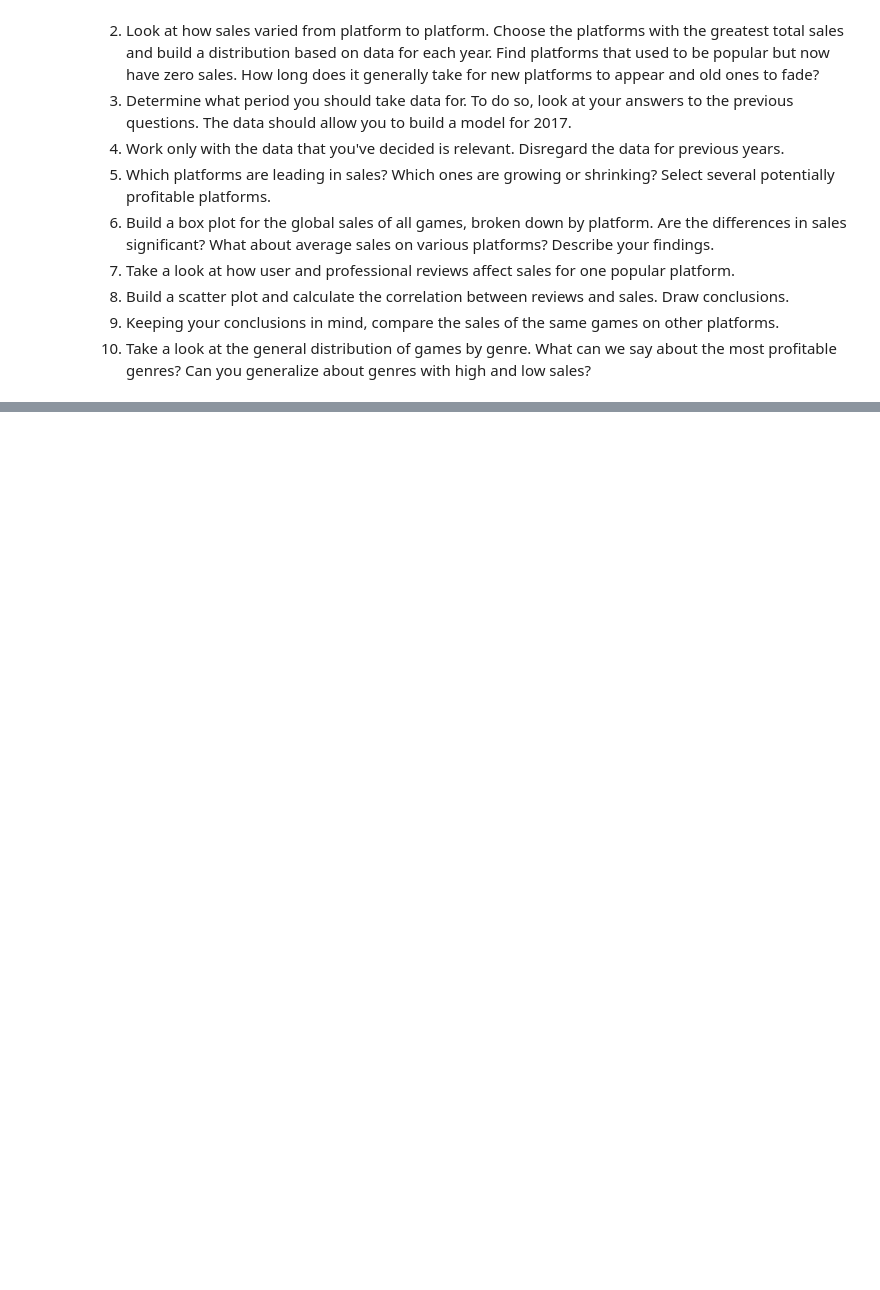
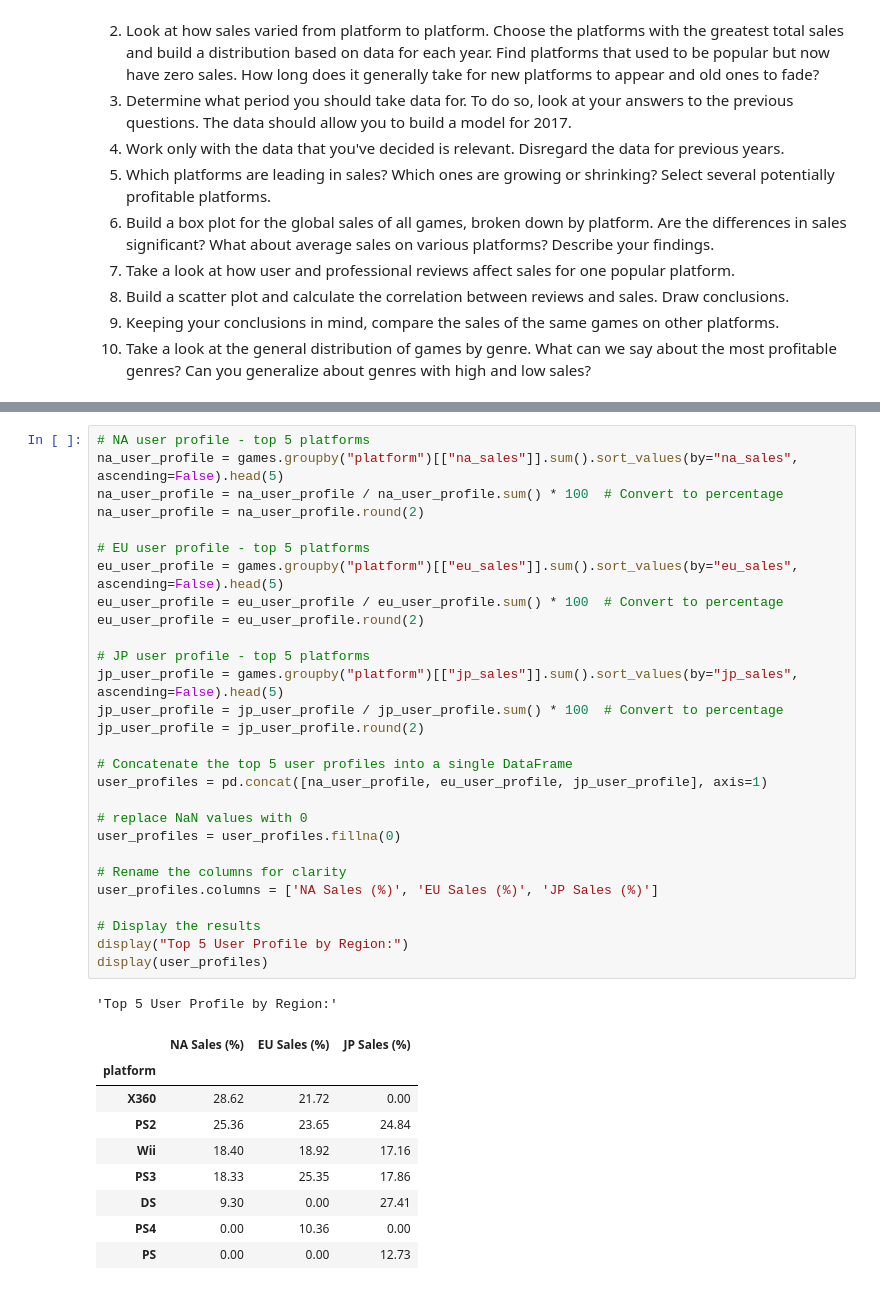
Before and after one commit to Vearanos/ICE_Game_Forcast, a Jupyter notebook: EDA.ipynb, the cells around one changed output, grey strips where cells are left out. Drawn from its saved outputs; the diff is of its cells as text; blank space fills up the shorter version.

```diff
--- a/EDA.ipynb
+++ b/EDA.ipynb
@@ -182,0 +516,39 @@ plt.show()
+# %%
+# NA user profile - top 5 platforms
+na_user_profile = games.groupby("platform")[["na_sales"]].sum().sort_values(by="na_sales", ascending=False).head(5)
+na_user_profile = na_user_profile / na_user_profile.sum() * 100  # Convert to percentage
+na_user_profile = na_user_profile.round(2)
+
+# EU user profile - top 5 platforms
+eu_user_profile = games.groupby("platform")[["eu_sales"]].sum().sort_values(by="eu_sales", ascending=False).head(5)
+eu_user_profile = eu_user_profile / eu_user_profile.sum() * 100  # Convert to percentage
+eu_user_profile = eu_user_profile.round(2)
+
+# JP user profile - top 5 platforms
+jp_user_profile = games.groupby("platform")[["jp_sales"]].sum().sort_values(by="jp_sales", ascending=False).head(5)
+jp_user_profile = jp_user_profile / jp_user_profile.sum() * 100  # Convert to percentage
+jp_user_profile = jp_user_profile.round(2)
+
+# Concatenate the top 5 user profiles into a single DataFrame
+user_profiles = pd.concat([na_user_profile, eu_user_profile, jp_user_profile], axis=1)
+
+# replace NaN values with 0
+user_profiles = user_profiles.fillna(0)
+
+# Rename the columns for clarity
+user_profiles.columns = ['NA Sales (%)', 'EU Sales (%)', 'JP Sales (%)']
+
+# Display the results
+display("Top 5 User Profile by Region:")
+display(user_profiles)
+# %% [output]
+'Top 5 User Profile by Region:'
+|  | NA Sales (%) | EU Sales (%) | JP Sales (%) |
+| platform |  |  |  |
+| X360 | 28.62 | 21.72 | 0.00 |
+| PS2 | 25.36 | 23.65 | 24.84 |
+| Wii | 18.40 | 18.92 | 17.16 |
+| PS3 | 18.33 | 25.35 | 17.86 |
+| DS | 9.30 | 0.00 | 27.41 |
+| PS4 | 0.00 | 10.36 | 0.00 |
+| PS | 0.00 | 0.00 | 12.73 |
```
Also changed, not shown: parts of 23 cells of this notebook.
